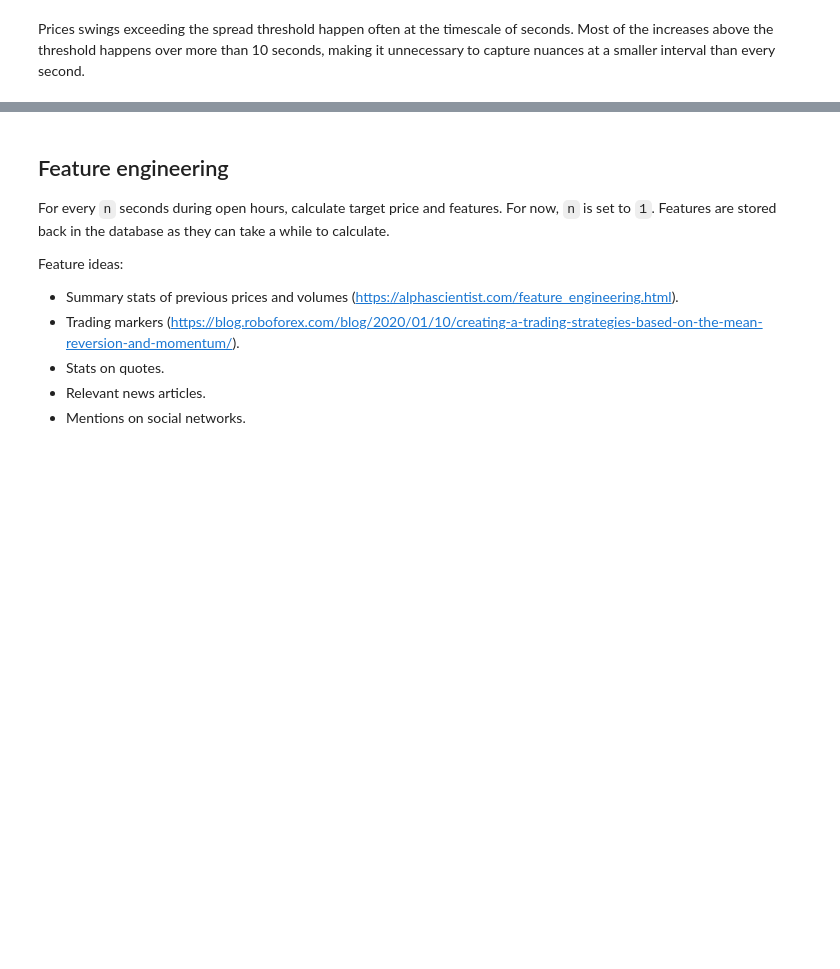
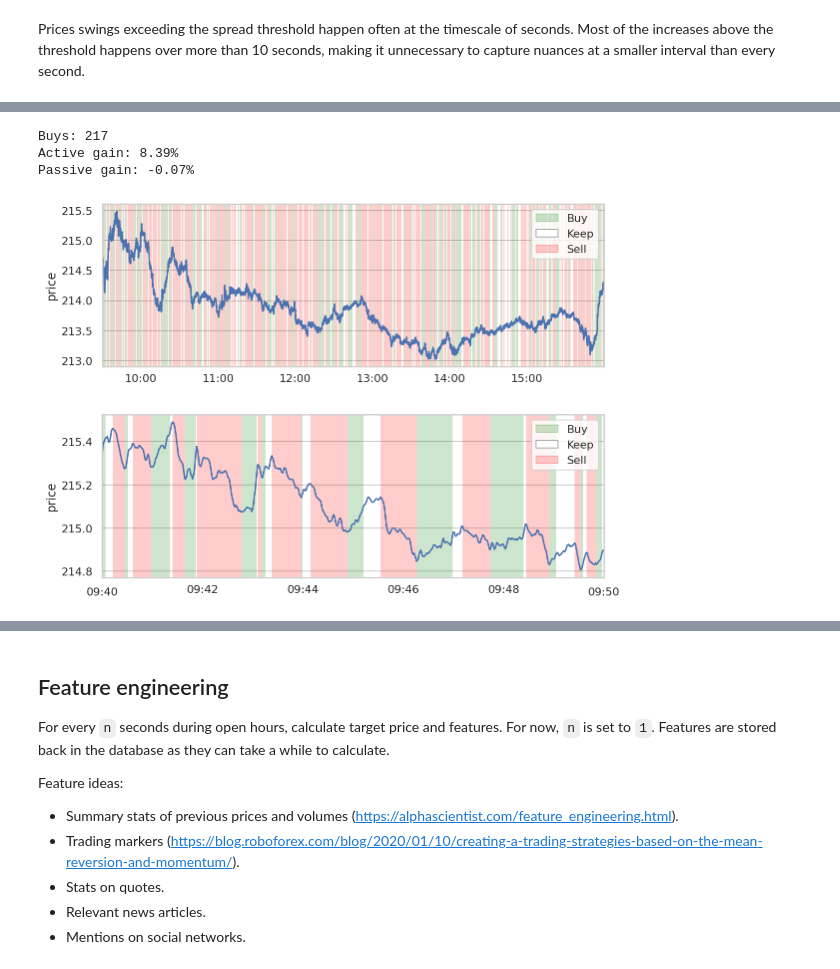
Before and after one commit to dwitvliet/project-stock-trading, a Jupyter notebook: stock_prediction.ipynb, the cells around one changed output, grey strips where cells are left out. Drawn from its saved outputs; the diff is of its cells as text; code cells hidden in the pictures; blank space fills up the shorter version.

```diff
--- a/stock_prediction.ipynb
+++ b/stock_prediction.ipynb
@@ -210,0 +220,40 @@ Passive gain: -0.07%
+# %%
+ticker = 'MSFT'
+date = datetime.date(2020, 12, 7)
+
+# How many period into the past should the current price be smoothed by to
+# reduce low-level noise? More smoothing is less risky.
+periods_to_smooth_price = 3
+
+# How much, in dollars, does a stock have to gain while its held for the
+# transaction to be profitable. A higher estimate is less risky.
+gain_threshold = 0.05
+
+
+# Get price aggregates per second.
+price = data.get_bars(
+    ticker, date, agg='weighted_mean', smooth_periods=periods_to_smooth_price
+).rename('price').to_frame()
+
+# Label long ups as buy, and long downs as sell.
+price['prediction'] = target.label_buy_or_sell(
+    ticker, date, periods_to_smooth_price, gain_threshold
+)
+
+# Check hypothetic gains.
+profits = buy_or_sell.profits(
+    price['price'], price['prediction'], buy_cost=gain_threshold
+)
+print(f'Buys: {profits["total_buys"]}')
+print(f'Active gain: {profits["active_gain"]*100:.2f}%')
+print(f'Passive gain: {profits["passive_gain"]*100:.2f}%')
+
+# Plot result.
+buy_or_sell.plot_timeseries(price, 'price')
+buy_or_sell.plot_timeseries(price.between_time('9:40', '9:50'), 'price')
+# %% [output]
+Buys: 217
+Active gain: 8.39%
+Passive gain: -0.07%
+[figure, added]
+[figure, added]
```
Also changed, not shown: parts of 4 cells of this notebook.
